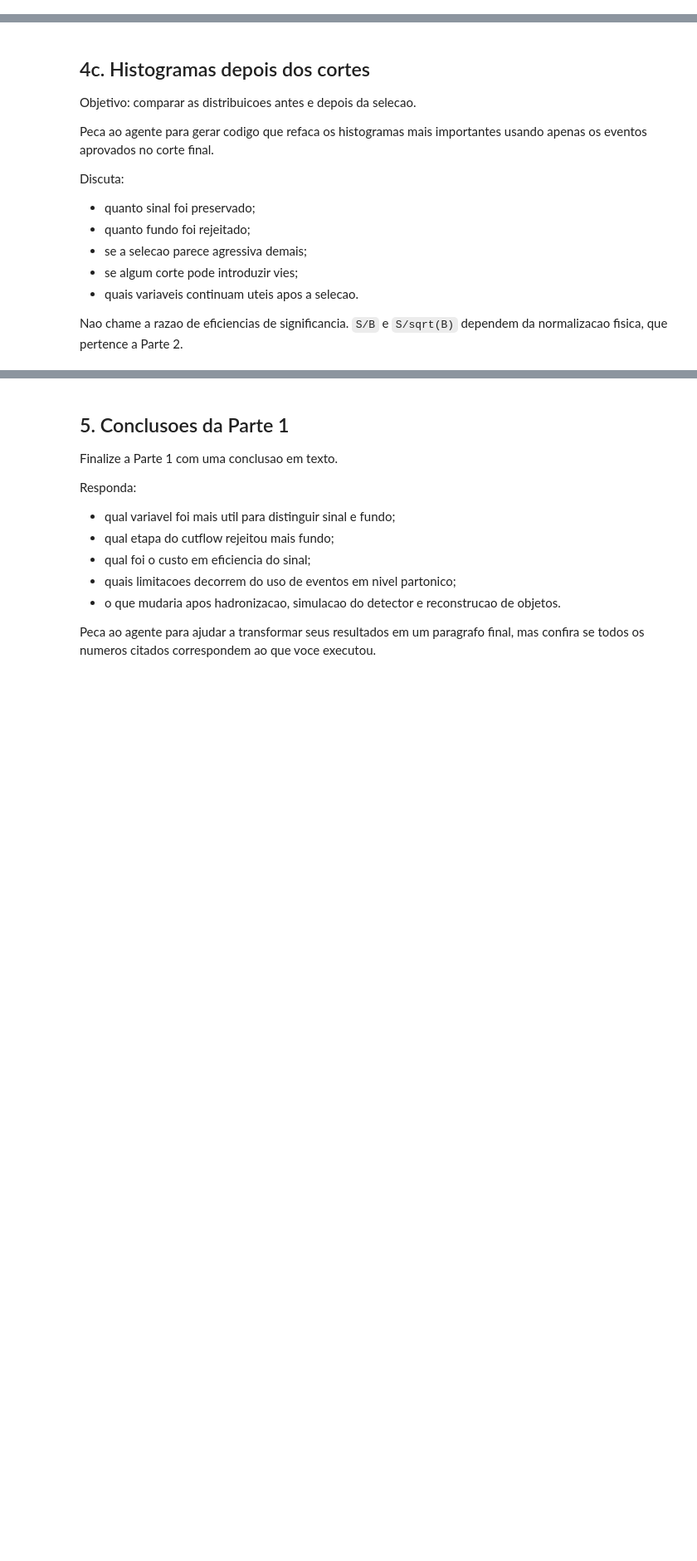
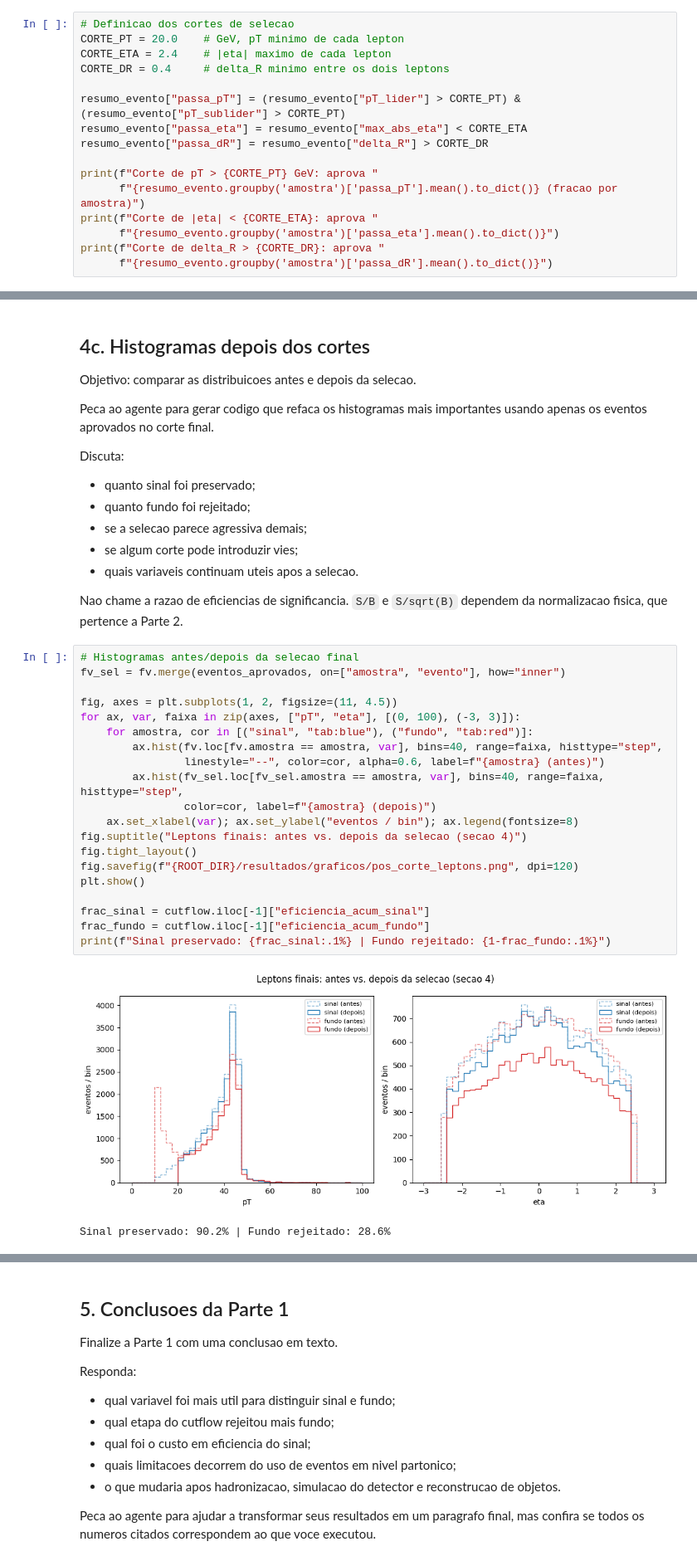
Before and after one commit to FIS01214/tarefa4, a Jupyter notebook: notebooks/03_leitura_dataframe.ipynb, the cells around one changed output, grey strips where cells are left out. Shown at 83% size. Saved outputs shown, nothing was run; the diff lists cells and outputs as text; blank space fills up the shorter version.

```diff
--- a/notebooks/03_leitura_dataframe.ipynb
+++ b/notebooks/03_leitura_dataframe.ipynb
@@ -159,0 +595,16 @@ Nao use o mesmo limiar automaticamente para todas as particulas sem justificar.
+# %%
+# Definicao dos cortes de selecao
+CORTE_PT = 20.0    # GeV, pT minimo de cada lepton
+CORTE_ETA = 2.4    # |eta| maximo de cada lepton
+CORTE_DR = 0.4     # delta_R minimo entre os dois leptons
+
+resumo_evento["passa_pT"] = (resumo_evento["pT_lider"] > CORTE_PT) & (resumo_evento["pT_sublider"] > CORTE_PT)
+resumo_evento["passa_eta"] = resumo_evento["max_abs_eta"] < CORTE_ETA
+resumo_evento["passa_dR"] = resumo_evento["delta_R"] > CORTE_DR
+
+print(f"Corte de pT > {CORTE_PT} GeV: aprova "
+      f"{resumo_evento.groupby('amostra')['passa_pT'].mean().to_dict()} (fracao por amostra)")
+print(f"Corte de |eta| < {CORTE_ETA}: aprova "
+      f"{resumo_evento.groupby('amostra')['passa_eta'].mean().to_dict()}")
+print(f"Corte de delta_R > {CORTE_DR}: aprova "
+      f"{resumo_evento.groupby('amostra')['passa_dR'].mean().to_dict()}")
@@ -188,3 +684,26 @@ Discuta:
 - quais variaveis continuam uteis apos a selecao.
 
 Nao chame a razao de eficiencias de significancia. `S/B` e `S/sqrt(B)` dependem da normalizacao fisica, que pertence a Parte 2.
+# %%
+# Histogramas antes/depois da selecao final
+fv_sel = fv.merge(eventos_aprovados, on=["amostra", "evento"], how="inner")
+
+fig, axes = plt.subplots(1, 2, figsize=(11, 4.5))
+for ax, var, faixa in zip(axes, ["pT", "eta"], [(0, 100), (-3, 3)]):
+    for amostra, cor in [("sinal", "tab:blue"), ("fundo", "tab:red")]:
+        ax.hist(fv.loc[fv.amostra == amostra, var], bins=40, range=faixa, histtype="step",
+                linestyle="--", color=cor, alpha=0.6, label=f"{amostra} (antes)")
+        ax.hist(fv_sel.loc[fv_sel.amostra == amostra, var], bins=40, range=faixa, histtype="step",
+                color=cor, label=f"{amostra} (depois)")
+    ax.set_xlabel(var); ax.set_ylabel("eventos / bin"); ax.legend(fontsize=8)
+fig.suptitle("Leptons finais: antes vs. depois da selecao (secao 4)")
+fig.tight_layout()
+fig.savefig(f"{ROOT_DIR}/resultados/graficos/pos_corte_leptons.png", dpi=120)
+plt.show()
+
+frac_sinal = cutflow.iloc[-1]["eficiencia_acum_sinal"]
+frac_fundo = cutflow.iloc[-1]["eficiencia_acum_fundo"]
+print(f"Sinal preservado: {frac_sinal:.1%} | Fundo rejeitado: {1-frac_fundo:.1%}")
+# %% [output]
+[figure, added]
+Sinal preservado: 90.2% | Fundo rejeitado: 28.6%
```
Also changed, not shown: parts of 19 cells of this notebook, 11 other files.
